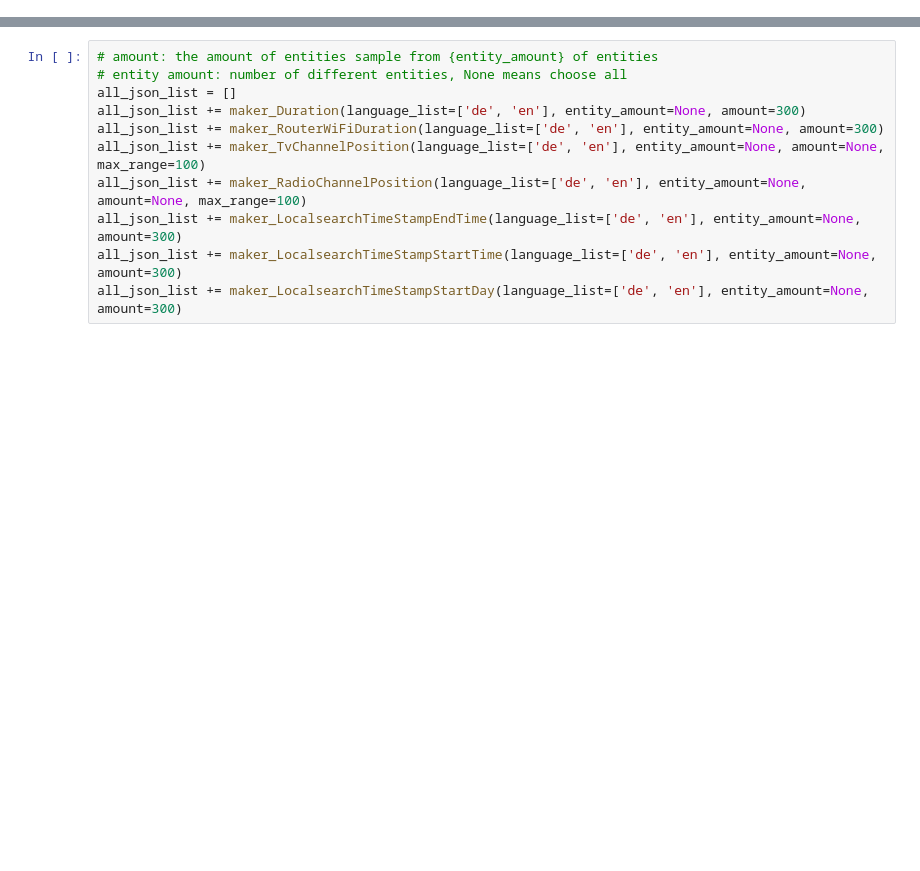
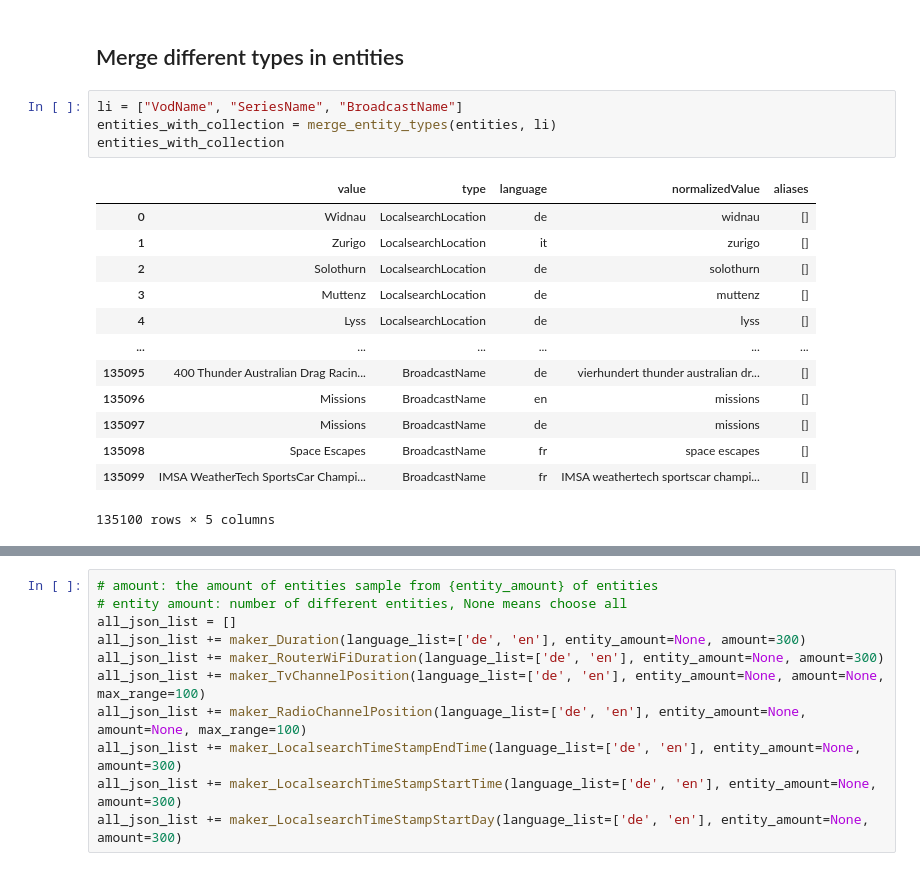
Before and after one commit to sting1000/generator, a Jupyter notebook: make_entities.ipynb, the cells around one changed output, grey strips where cells are left out. Drawn from its saved outputs; the diff is of its cells as text; blank space fills up the shorter version.

```diff
--- a/make_entities.ipynb
+++ b/make_entities.ipynb
@@ -6,0 +30,20 @@ from entiityMaker.maker import maker_LocalsearchTimeStampEndTime, maker_RouterWi
+# %% [markdown]
+## Merge different types in entities
+# %%
+li = ["VodName", "SeriesName", "BroadcastName"]
+entities_with_collection = merge_entity_types(entities, li)
+entities_with_collection
+# %% [output]
+|  | value | type | language | normalizedValue | aliases |
+| 0 | Widnau | LocalsearchLocation | de | widnau | [] |
+| 1 | Zurigo | LocalsearchLocation | it | zurigo | [] |
+| 2 | Solothurn | LocalsearchLocation | de | solothurn | [] |
+| 3 | Muttenz | LocalsearchLocation | de | muttenz | [] |
+| 4 | Lyss | LocalsearchLocation | de | lyss | [] |
+| ... | ... | ... | ... | ... | ... |
+| 135095 | 400 Thunder Australian Drag Racin... | BroadcastName | de | vierhundert thunder australian dr... | [] |
+| 135096 | Missions | BroadcastName | en | missions | [] |
+| 135097 | Missions | BroadcastName | de | missions | [] |
+| 135098 | Space Escapes | BroadcastName | fr | space escapes | [] |
+| 135099 | IMSA WeatherTech SportsCar Champi... | BroadcastName | fr | IMSA weathertech sportscar champi... | [] |
+135100 rows × 5 columns
```
Also changed, not shown: parts of 7 cells of this notebook, 11 other files.
